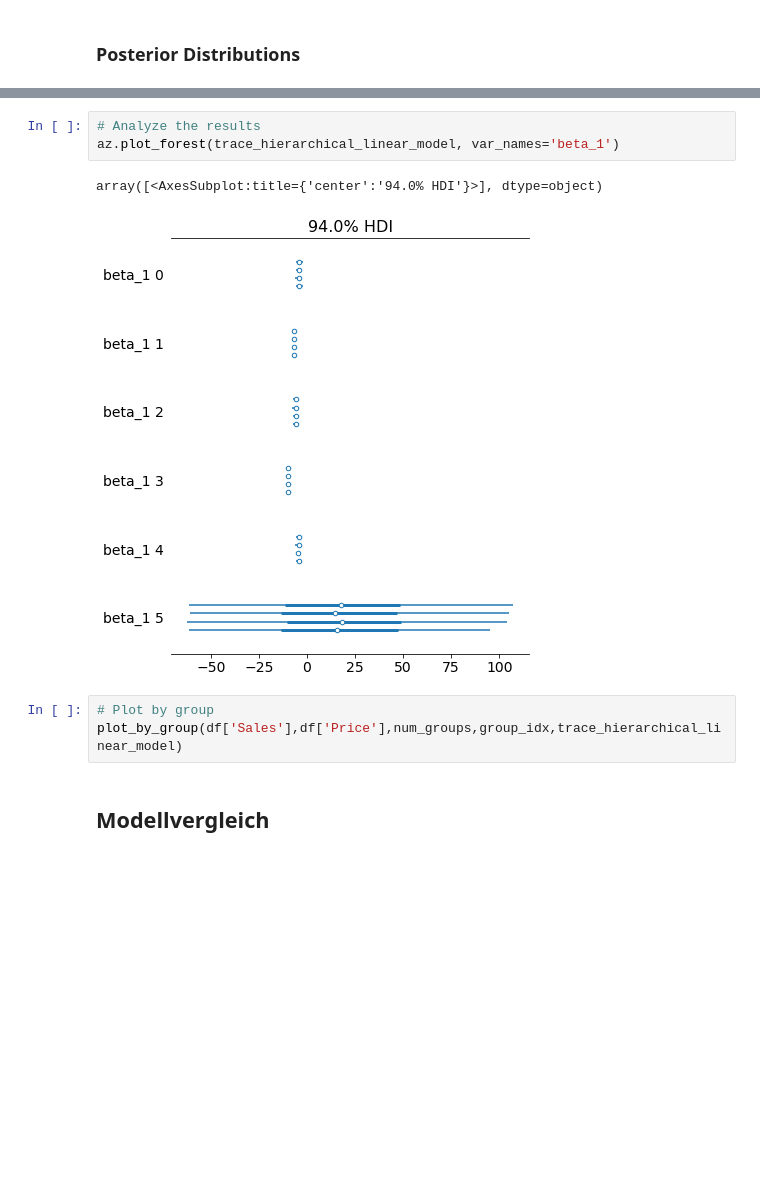
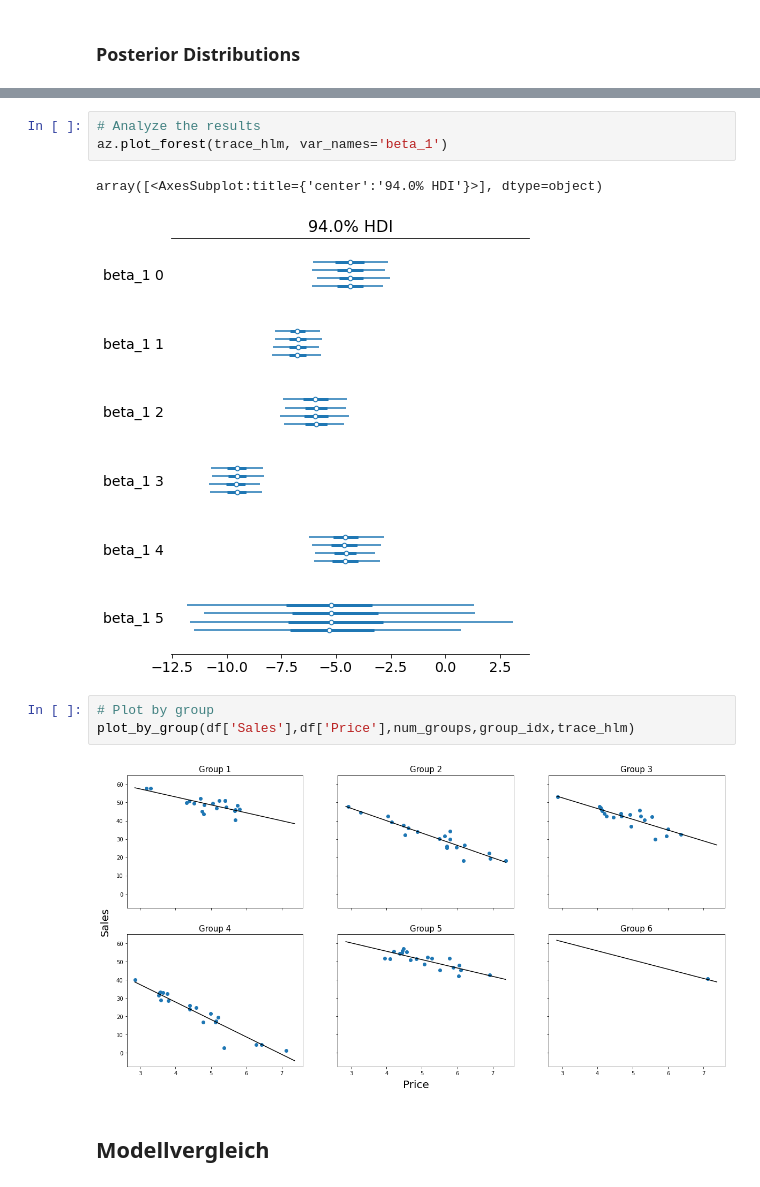
Before and after one commit to ThiesDS/bayes_workshop, a Jupyter notebook: 2_praxis/loesungen/praxisteil_II.ipynb, the cells around one changed output, grey strips where cells are left out. Cells and saved outputs as stored; diff of their text form; blank space fills up the shorter version.

```diff
--- a/2_praxis/loesungen/praxisteil_II.ipynb
+++ b/2_praxis/loesungen/praxisteil_II.ipynb
@@ -236,12 +249,14 @@ az.plot_posterior(trace_hierarchical_linear_model)
 # %%
 # Analyze the results
-az.plot_forest(trace_hierarchical_linear_model, var_names='beta_1')
+az.plot_forest(trace_hlm, var_names='beta_1')
 # %% [output]
 array([<AxesSubplot:title={'center':'94.0% HDI'}>], dtype=object)
-[figure, old version]
+[figure, new version]
 # %%
 # Plot by group
-plot_by_group(df['Sales'],df['Price'],num_groups,group_idx,trace_hierarchical_linear_model)
+plot_by_group(df['Sales'],df['Price'],num_groups,group_idx,trace_hlm)
+# %% [output]
+[figure, added]
 # %% [markdown]
 ## Modellvergleich
 # %%
```
Also changed, not shown: parts of 10 cells of this notebook, 2 other files.
